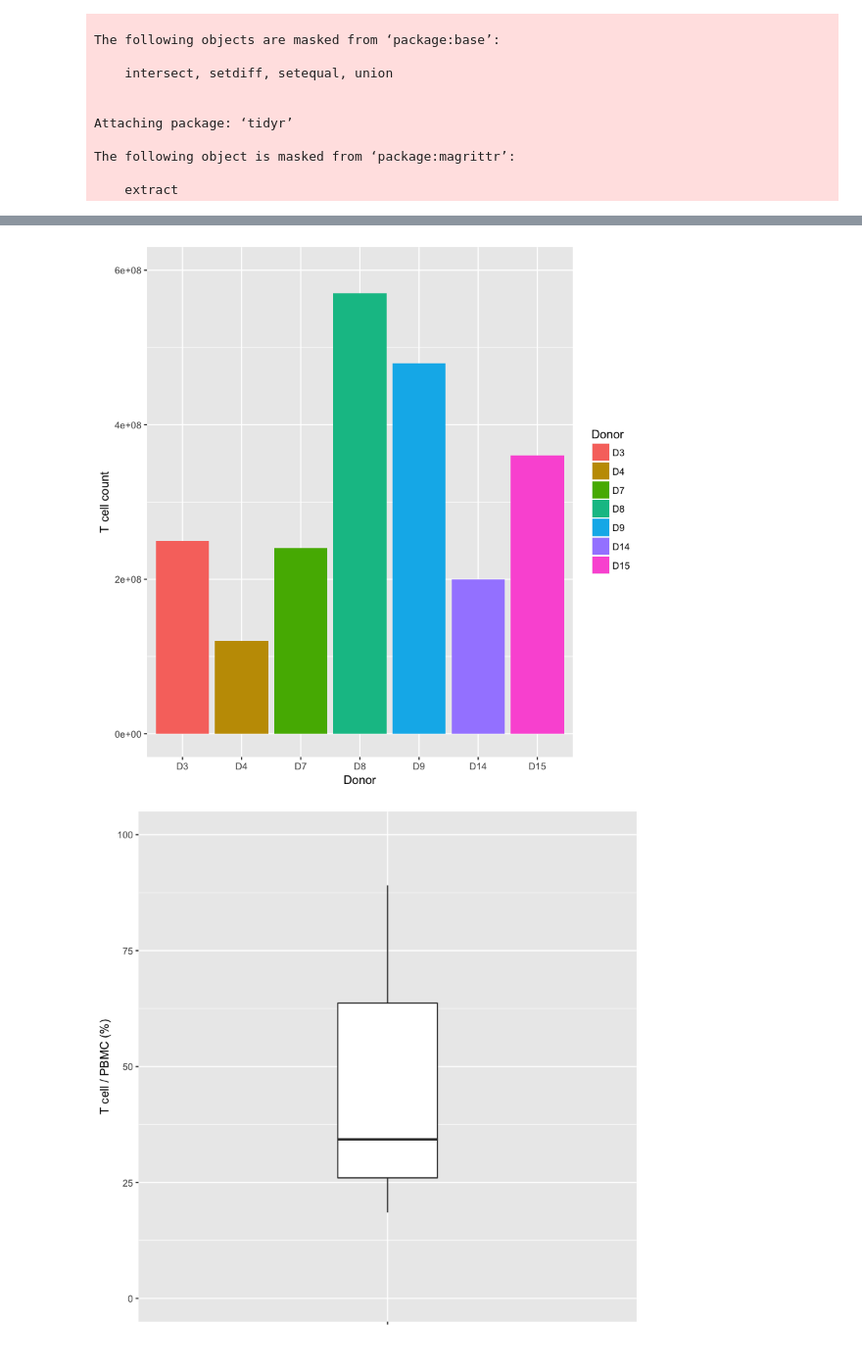
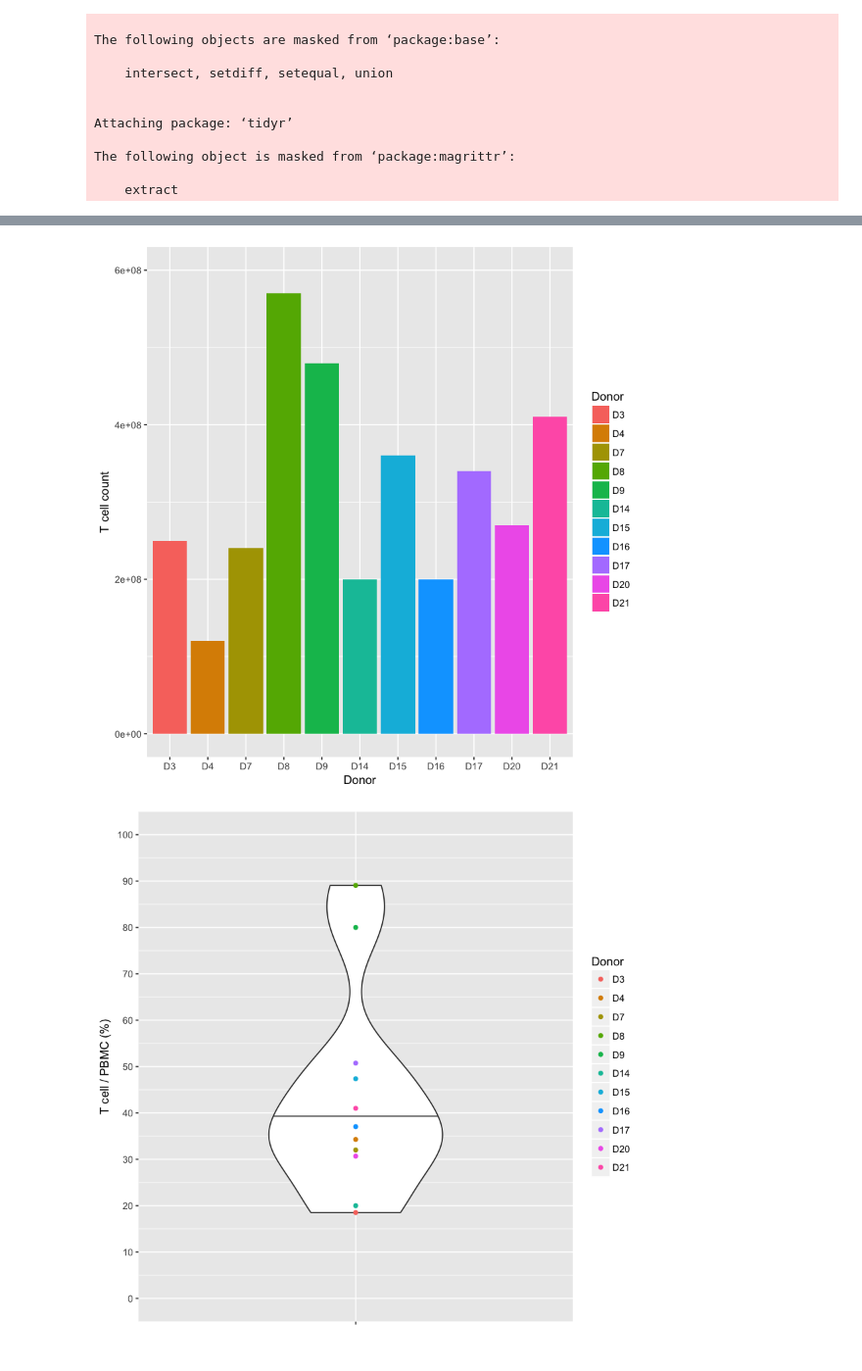
Before and after one commit to hammerlab/t-cell-guide, a Jupyter notebook: analyses/buffy-pbmc-tcell/Buffy - PBMC - T cell counts.ipynb, the cells around one changed output, grey strips where cells are left out. Shown: that part at 98% size. Cells and saved outputs as stored; diff of their text form; code cells hidden in the pictures.

Commit message:
add T/PBMC count data from 4 new donors and update the boxplot

```diff
--- a/analyses/buffy-pbmc-tcell/Buffy - PBMC - T cell counts.ipynb
+++ b/analyses/buffy-pbmc-tcell/Buffy - PBMC - T cell counts.ipynb
@@ -26,7 +26,7 @@ donor_counts <-
     read_tsv(
         'counts.tsv',
         col_types=cols(
-            `Donor`=col_factor(levels=c("D3", "D4", "D7", "D8", "D9", "D14", "D15")),
+            `Donor`=col_factor(levels=c("D3", "D4", "D7", "D8", "D9", "D14", "D15", "D16", "D17", "D20", "D21")),
             .default=col_double()
         )
     )
@@ -65,14 +69,18 @@ donor_counts %>%
     geom_col() +
     ylim(0, 6e8)
 # %% [output]
-[figure, old version]
+[figure, new version]
 # %%
 donor_counts %>%
     mutate(`T cell / PBMC`=`T cell count`/`PBMC count`*100) %>%
     ggplot(aes(y=`T cell / PBMC`, x="")) +
-        geom_boxplot(width=.2) +
-        ylim(0, 100) +
-        ylab('T cell / PBMC (%)') +
+        geom_violin(draw_quantiles = c(0.5), width=.4) +
+        geom_point(aes(color=`Donor`)) +
+        scale_y_continuous(
+            breaks=seq(0, 100, 10),
+            lim=c(0, 100),
+            name='T cell / PBMC (%)'
+        ) +
         xlab('')
 # %% [output]
-[figure, old version]
+[figure, new version]
```
Also changed, not shown: parts of 3 cells of this notebook, 1 other file.
